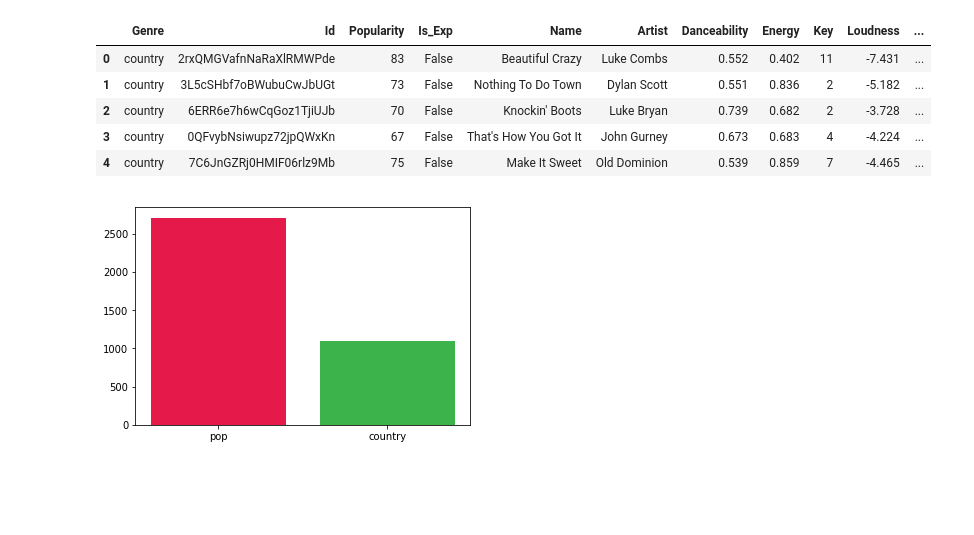
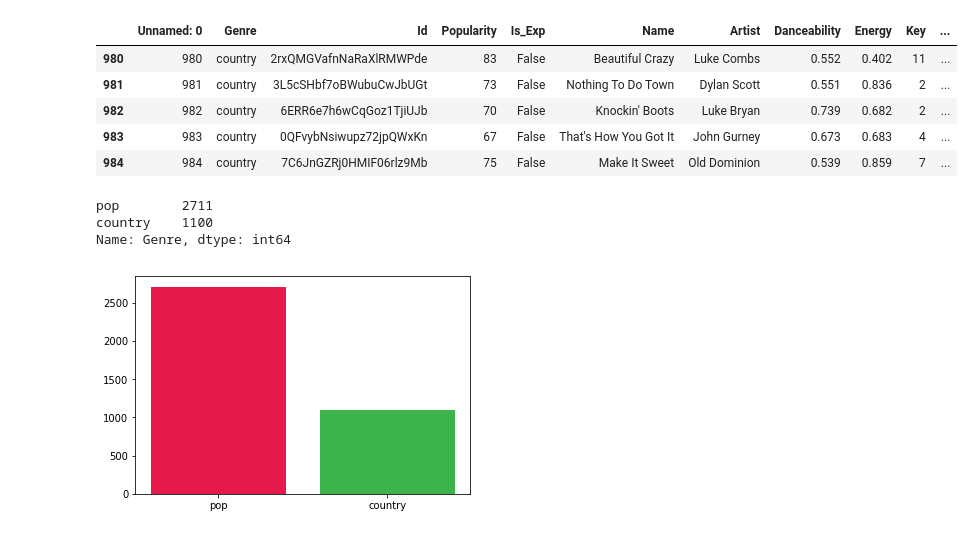
Before and after one commit to ml-project-group-8/music-genre-predictor, a Jupyter notebook: Visualization.ipynb, the cells around one changed output. Saved outputs shown, nothing was run; the diff lists cells and outputs as text; code cells hidden in the pictures; blank space fills up the shorter version.

```diff
--- a/Visualization.ipynb
+++ b/Visualization.ipynb
@@ -3,27 +3,33 @@ import pandas as pd
 import matplotlib.pyplot as plt
 import warnings; warnings.simplefilter('ignore')
 # %%
-df = pd.read_csv("final.csv")
-df = df.drop(columns="Unnamed: 0")
+df     = pd.read_csv("data/cleaned.csv")
+
 df = df[((df["Genre"] == "pop") | (df["Genre"] ==  "country"))]
 genres = df["Genre"].unique()
 unique_colors = [
     '#e6194b', '#3cb44b', '#ffe119', '#4363d8', '#f58231', '#911eb4', '#46f0f0', '#f032e6', '#bcf60c', '#fabebe', '#008080', '#e6beff', '#9a6324', '#fffac8', '#800000', '#aaffc3', '#808000', '#ffd8b1', '#000075', '#808080'
 ]
 colors = {}
 i = 0
 for genre in genres:
     colors[genre] = unique_colors[i]
     i+=1
 colors_list = [colors[genre] for genre in genres]
 df.head()
 # %% [output]
-|  | Genre | Id | Popularity | Is_Exp | Name | Artist | Danceability | Energy | Key | Loudness | ... |
-| 0 | country | 2rxQMGVafnNaRaXlRMWPde | 83 | False | Beautiful Crazy | Luke Combs | 0.552 | 0.402 | 11 | -7.431 | ... |
-| 1 | country | 3L5cSHbf7oBWubuCwJbUGt | 73 | False | Nothing To Do Town | Dylan Scott | 0.551 | 0.836 | 2 | -5.182 | ... |
-| 2 | country | 6ERR6e7h6wCqGoz1TjiUJb | 70 | False | Knockin' Boots | Luke Bryan | 0.739 | 0.682 | 2 | -3.728 | ... |
-| 3 | country | 0QFvybNsiwupz72jpQWxKn | 67 | False | That's How You Got It | John Gurney | 0.673 | 0.683 | 4 | -4.224 | ... |
-| 4 | country | 7C6JnGZRj0HMIF06rlz9Mb | 75 | False | Make It Sweet | Old Dominion | 0.539 | 0.859 | 7 | -4.465 | ... |
+|  | Unnamed: 0 | Genre | Id | Popularity | Is_Exp | Name | Artist | Danceability | Energy | Key | ... |
+| 980 | 980 | country | 2rxQMGVafnNaRaXlRMWPde | 83 | False | Beautiful Crazy | Luke Combs | 0.552 | 0.402 | 11 | ... |
+| 981 | 981 | country | 3L5cSHbf7oBWubuCwJbUGt | 73 | False | Nothing To Do Town | Dylan Scott | 0.551 | 0.836 | 2 | ... |
+| 982 | 982 | country | 6ERR6e7h6wCqGoz1TjiUJb | 70 | False | Knockin' Boots | Luke Bryan | 0.739 | 0.682 | 2 | ... |
+| 983 | 983 | country | 0QFvybNsiwupz72jpQWxKn | 67 | False | That's How You Got It | John Gurney | 0.673 | 0.683 | 4 | ... |
+| 984 | 984 | country | 7C6JnGZRj0HMIF06rlz9Mb | 75 | False | Make It Sweet | Old Dominion | 0.539 | 0.859 | 7 | ... |
+# %%
+df["Genre"].value_counts()
+# %% [output]
+pop        2711
+country    1100
+Name: Genre, dtype: int64
 # %%
 x_cols    = ["Is_Exp","Danceability","Energy","Key","Loudness","Mode","Speechiness","Acousticness","Instrumentalness","Liveness","Valence","Tempo","Time_Signature"]
 y_cols    = ["Genre"]
```
Also changed, not shown: parts of 11 cells of this notebook, 1 other file.
